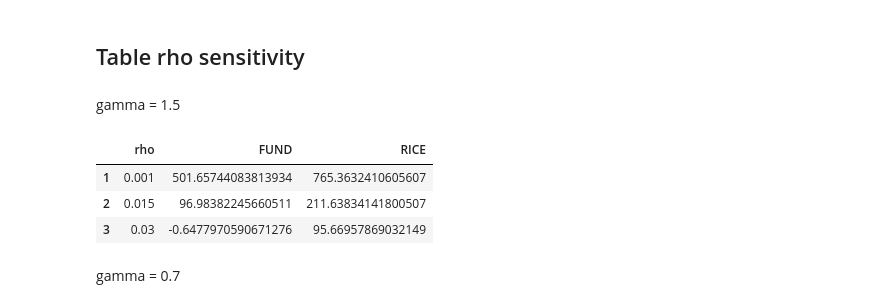
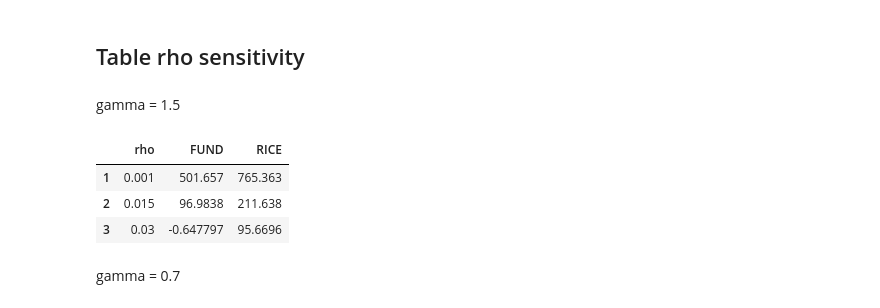
Before and after one commit to davidanthoff/paper-2019-sccinequality, a Jupyter notebook: src/main.ipynb, the cells around one changed output. Cells and saved outputs as stored; diff of their text form; code cells hidden in the pictures.

```diff
--- a/src/main.ipynb
+++ b/src/main.ipynb
@@ -399,15 +399,15 @@ gamma = 1.5
 # %%
 df_table3 = df |>
 @filter(_.focusregion == 1 && _.alpha == 1. && _.gamma == 1.5 && _.eta == 1.5 && _.sigmazero == true) |>
 @map({_.model,_.rho,_.scc}) |> DataFrame
 df_table3 = unstack(df_table3, :rho, :model, :scc)
-sort!(df_table3, cols=[:rho])
+sort!(df_table3, [:rho])
 df_table3
 # %% [output]
 |  | rho | FUND | RICE |
-| 1 | 0.001 | 501.65744083813934 | 765.3632410605607 |
-| 2 | 0.015 | 96.98382245660511 | 211.63834141800507 |
-| 3 | 0.03 | -0.6477970590671276 | 95.66957869032149 |
+| 1 | 0.001 | 501.657 | 765.363 |
+| 2 | 0.015 | 96.9838 | 211.638 |
+| 3 | 0.03 | -0.647797 | 95.6696 |
 # %% [markdown]
 gamma = 0.7
 # %%
```
Also changed, not shown: parts of 3 cells of this notebook.
